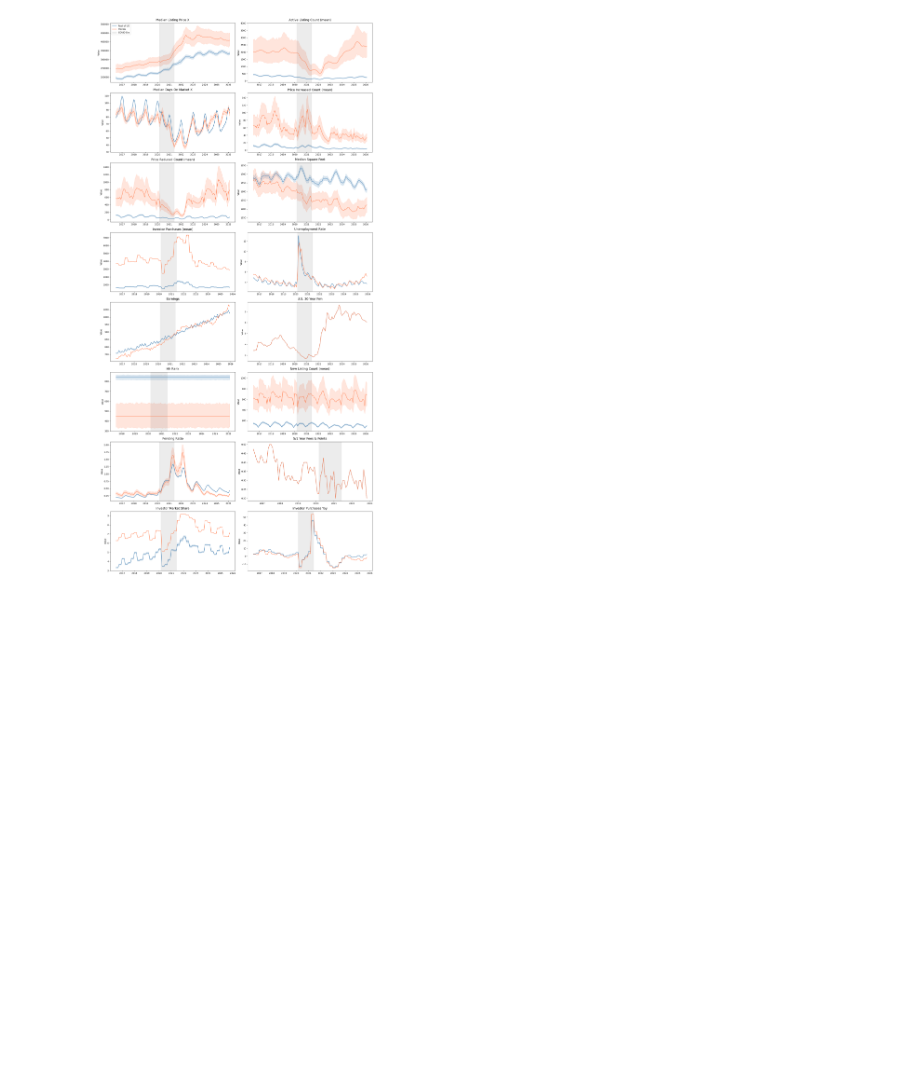
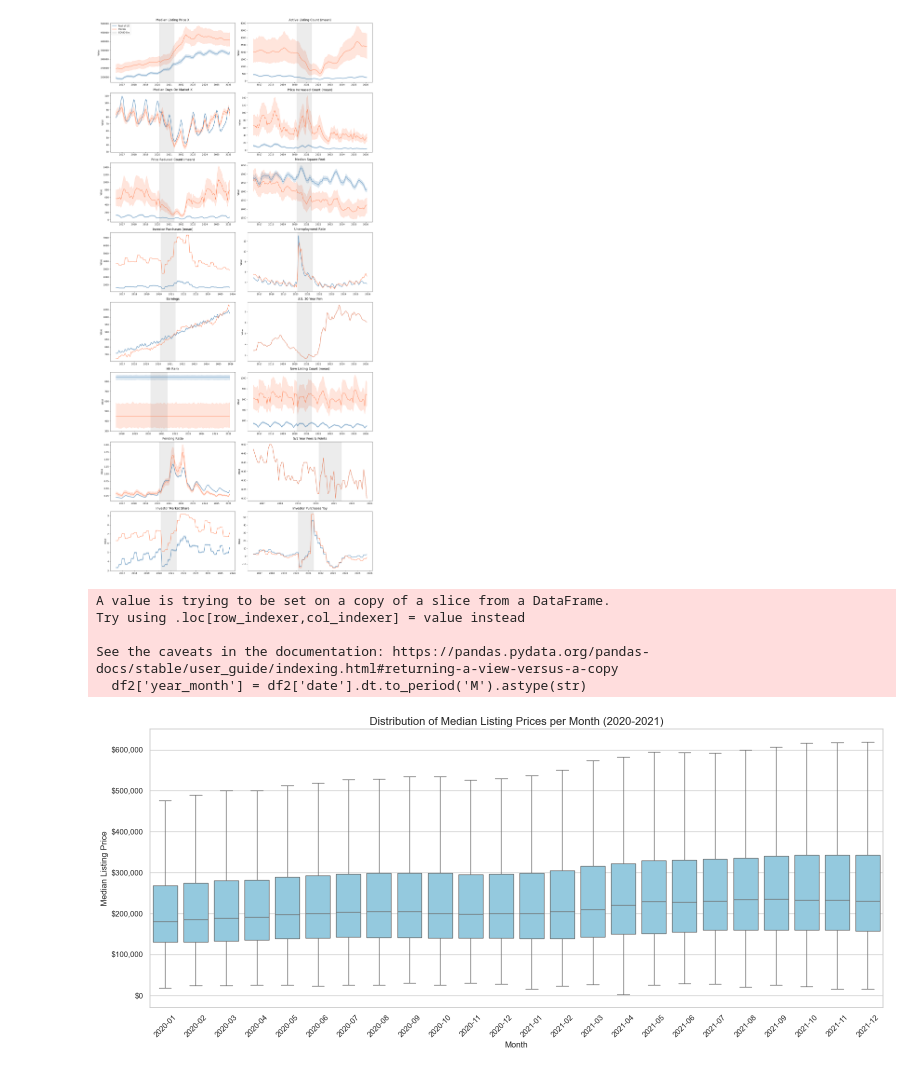
Before and after one commit to walde363/covid-housing-forecast, a Jupyter notebook: notebooks/timeseries.ipynb, the cells around one changed output. Cells and saved outputs as stored; diff of their text form; code cells hidden in the pictures; blank space fills up the shorter version.

Commit message:
updated timeseries notebook and decomposition plots

```diff
--- a/notebooks/timeseries.ipynb
+++ b/notebooks/timeseries.ipynb
@@ -7,4 +10,4 @@ import matplotlib.patches as mpatches
 # %%
 # Read in the processed dataset
 file_path = '../data/processed/processed_data_pre_model.csv'
-df = pd.read_csv(file_path, parse_dates=['date'], date_format={'date': '%Y-%m-%d'})
+df = pd.read_csv(file_path)
@@ -11 +27,10 @@ df = pd.read_csv(file_path, parse_dates=['date'], date_format={'date': '%Y-%m-%d
+# %%
+# Convert time column into true Datetime objects so Matplotlib can shade specific date
+df['date'] = pd.to_datetime(df['date'].astype(str), format='%Y-%m-%d')
+
+# Create a 'Region' column to split the dataset
+df['Region'] = 'Rest of US'
+
+# Change Region value to Florida for state_id = fl
+df.loc[df['state'] == 'fl', 'Region'] = 'Florida'
 # %%
@@ -84,3 +101,49 @@ plt.tight_layout()
 plt.show()
 # %% [output]
 [figure]
+# %%
+# filter out any missing prices
+df = df.dropna(subset=['median_listing_price_x'])
+
+# Extract Year-Month for grouping the X-axis labels (e.g., '2016-07')
+df['year_month'] = df['date'].dt.to_period('M').astype(str)
+
+# Filter for the specific years 2020 and 2021
+df2 = df[(df['date'].dt.year >= 2020) & (df['date'].dt.year <= 2021)]
+
+# Extract Year-Month for grouping the X-axis labels (e.g., '2020-07')
+df2['year_month'] = df2['date'].dt.to_period('M').astype(str)
+
+# Sort chronologically
+df2 = df2.sort_values('date')
+
+# Create the Box Plot
+plt.figure(figsize=(16, 7))
+sns.set_theme(style="whitegrid")
+
+ax = sns.boxplot(
+    data=df2,
+    x='year_month',
+    y='median_listing_price_x',
+    color='skyblue',
+    showfliers=False
+)
+# Format the plot for readability
+plt.title('Distribution of Median Listing Prices per Month (2020-2021)', fontsize=16)
+plt.xlabel('Month', fontsize=12)
+plt.ylabel('Median Listing Price', fontsize=12)
+# Rotate X-axis labels to 45 degrees
+plt.xticks(rotation=45)
+# Format Y-axis ticks as dollar amounts
+formatter = FuncFormatter(lambda x, pos: f'${x:,.0f}')
+ax.yaxis.set_major_formatter(formatter)
+# Adjust layout
+plt.tight_layout()
+plt.show()
+# %% [output]
+A value is trying to be set on a copy of a slice from a DataFrame.
+Try using .loc[row_indexer,col_indexer] = value instead
+
+See the caveats in the documentation: https://pandas.pydata.org/pandas-docs/stable/user_guide/indexing.html#returning-a-view-versus-a-copy
+  df2['year_month'] = df2['date'].dt.to_period('M').astype(str)
+[figure, added]
```
Also changed, not shown: parts of 4 cells of this notebook, 3 other files.
